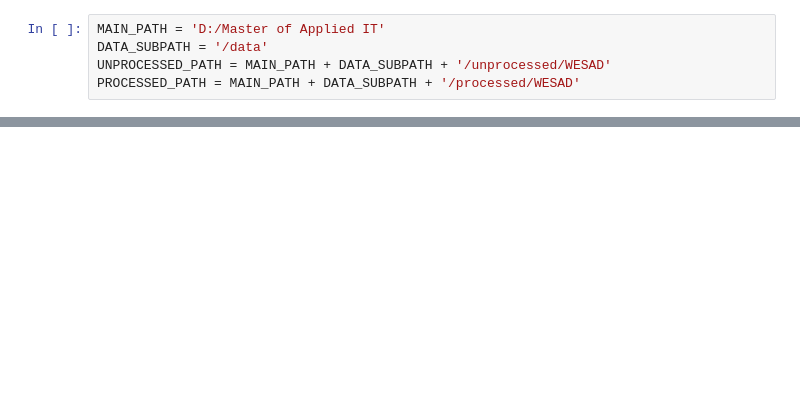
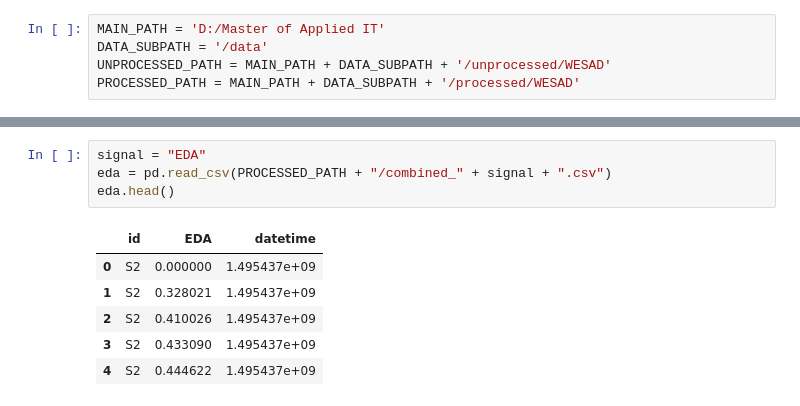
Before and after one commit to markgoertz/Convolutional-Neural-Network-on-Electrodermal-Activity-for-Stress-Assessment, a Jupyter notebook: code/2. combine_data_script.ipynb, the cells around one changed output, grey strips where cells are left out. Cells and saved outputs as stored; diff of their text form; blank space fills up the shorter version.

```diff
--- a/code/2. combine_data_script.ipynb
+++ b/code/2. combine_data_script.ipynb
@@ -32,0 +94,11 @@ def process_df(df,file):
+# %%
+signal = "EDA"
+eda = pd.read_csv(PROCESSED_PATH + "/combined_" + signal + ".csv")
+eda.head()
+# %% [output]
+|  | id | EDA | datetime |
+| 0 | S2 | 0.000000 | 1.495437e+09 |
+| 1 | S2 | 0.328021 | 1.495437e+09 |
+| 2 | S2 | 0.410026 | 1.495437e+09 |
+| 3 | S2 | 0.433090 | 1.495437e+09 |
+| 4 | S2 | 0.444622 | 1.495437e+09 |
```
Also changed, not shown: parts of 7 cells of this notebook, 1 other file.
